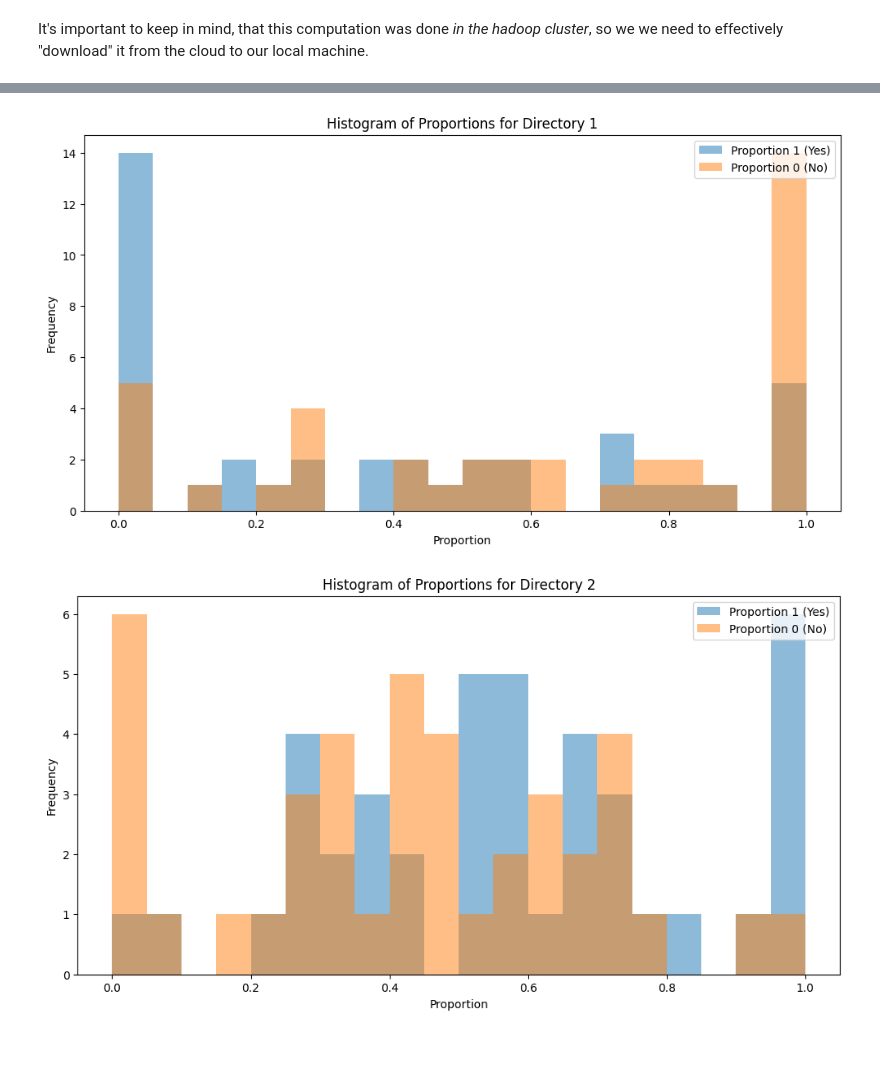
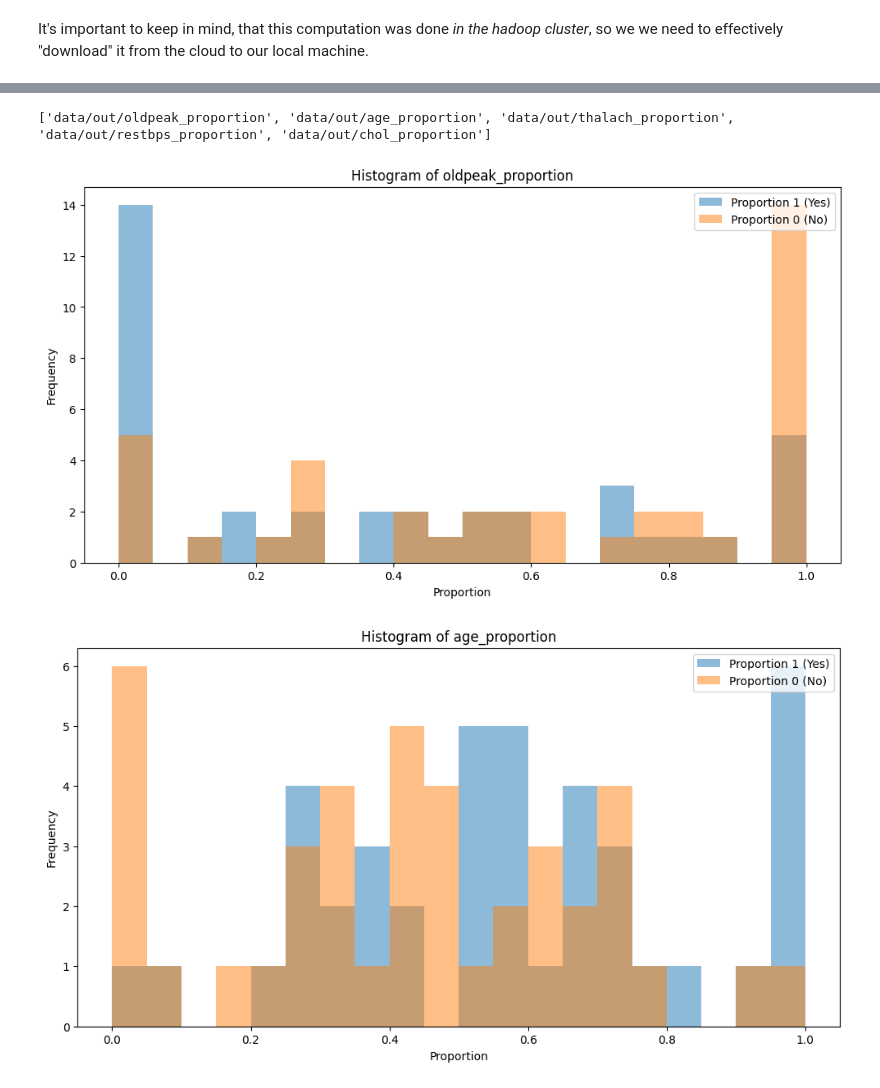
Before and after one commit to eoinmtreacy/docker-hadoop, a Jupyter notebook: dashboard.ipynb, the cells around one changed output, grey strips where cells are left out. Drawn from its saved outputs; the diff is of its cells as text; code cells hidden in the pictures; blank space fills up the shorter version.

```diff
--- a/dashboard.ipynb
+++ b/dashboard.ipynb
@@ -78,28 +88,30 @@ It's important to keep in mind, that this computation was done _in the hadoop cl
 # %%
 import os
 import pandas as pd
 import matplotlib.pyplot as plt
 
 data_dir = 'data/out'
 
 subdirs = [os.path.join(data_dir, d) for d in os.listdir(data_dir) if os.path.isdir(os.path.join(data_dir, d))]
+print(subdirs)
 dfs = []
 
 for subdir in subdirs:
     file_path = os.path.join(subdir, 'part-r-00000')
     if os.path.exists(file_path):
         df = pd.read_csv(file_path, header=None, names=['group', 'total', 'count_1', 'count_0', 'proportion_1', 'proportion_0'])
         dfs.append(df)
 
 for i, df in enumerate(dfs):
     plt.figure(figsize=(12, 6))
     plt.hist(df['proportion_1'], bins=20, alpha=0.5, label='Proportion 1 (Yes)')
     plt.hist(df['proportion_0'], bins=20, alpha=0.5, label='Proportion 0 (No)')
-    plt.title(f'Histogram of Proportions for Directory {i+1}')
+    plt.title(f'Histogram of {subdirs[i].split("/")[-1]}')
     plt.xlabel('Proportion')
     plt.ylabel('Frequency')
     plt.legend(loc='upper right')
     plt.show()
 # %% [output]
+['data/out/oldpeak_proportion', 'data/out/age_proportion', 'data/out/thalach_proportion', 'data/out/restbps_proportion', 'data/out/chol_proportion']
-[figure, old version]
+[figure, new version]
-[figure, old version]
+[figure, new version]
```
Also changed, not shown: parts of 12 cells of this notebook, 7 other files.
